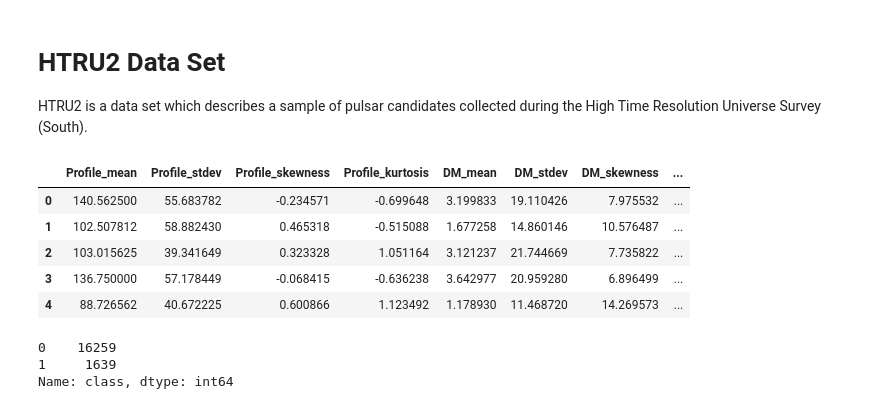
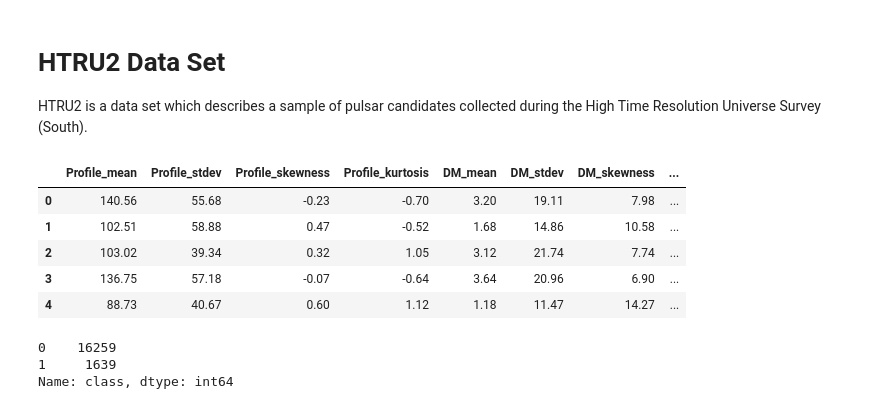
Before and after one commit to seintzz/di-project, a Jupyter notebook: Project.ipynb, the cells around one changed output. Saved outputs shown, nothing was run; the diff lists cells and outputs as text; code cells hidden in the pictures.

```diff
--- a/Project.ipynb
+++ b/Project.ipynb
@@ -4,28 +4,41 @@
 HTRU2 is a data set which describes a sample of pulsar candidates collected during the High Time Resolution Universe Survey (South).
 # %%
 %matplotlib inline
+from collections import Counter
+from imblearn.over_sampling import SMOTE
+from sklearn import metrics
+from sklearn.linear_model import LogisticRegression
+from sklearn.linear_model import Perceptron
+from sklearn.metrics import classification_report
+from sklearn.metrics import confusion_matrix
+from sklearn.model_selection import GridSearchCV
+from sklearn.model_selection import StratifiedKFold
+from sklearn.model_selection import train_test_split
+from sklearn.pipeline import Pipeline
+from sklearn.preprocessing import StandardScaler, PolynomialFeatures
+from sklearn.svm import SVC
+import io
+import matplotlib.pyplot as plt
 import numpy as np
 import pandas as pd
-import matplotlib.pyplot as plt
+import requests
 import seaborn as sns
-import requests
-import io
+
+pd.options.display.float_format = '{:.2f}'.format
 
 PULS_URL = "https://gitlab.com/emrevoid/uni/dia/project/seintz/-/raw/master/HTRU_2.csv"
 response = requests.get(PULS_URL)
-
 file_object = io.StringIO(response.content.decode('utf-8'))
-
 pulsds = pd.read_csv(file_object, header=0, index_col=False, sep=r'\s*,\s*', engine='python')
 
-pulsds.head(5)
+pulsds.head()
 # %% [output]
 |  | Profile_mean | Profile_stdev | Profile_skewness | Profile_kurtosis | DM_mean | DM_stdev | DM_skewness | ... |
-| 0 | 140.562500 | 55.683782 | -0.234571 | -0.699648 | 3.199833 | 19.110426 | 7.975532 | ... |
-| 1 | 102.507812 | 58.882430 | 0.465318 | -0.515088 | 1.677258 | 14.860146 | 10.576487 | ... |
-| 2 | 103.015625 | 39.341649 | 0.323328 | 1.051164 | 3.121237 | 21.744669 | 7.735822 | ... |
-| 3 | 136.750000 | 57.178449 | -0.068415 | -0.636238 | 3.642977 | 20.959280 | 6.896499 | ... |
-| 4 | 88.726562 | 40.672225 | 0.600866 | 1.123492 | 1.178930 | 11.468720 | 14.269573 | ... |
+| 0 | 140.56 | 55.68 | -0.23 | -0.70 | 3.20 | 19.11 | 7.98 | ... |
+| 1 | 102.51 | 58.88 | 0.47 | -0.52 | 1.68 | 14.86 | 10.58 | ... |
+| 2 | 103.02 | 39.34 | 0.32 | 1.05 | 3.12 | 21.74 | 7.74 | ... |
+| 3 | 136.75 | 57.18 | -0.07 | -0.64 | 3.64 | 20.96 | 6.90 | ... |
+| 4 | 88.73 | 40.67 | 0.60 | 1.12 | 1.18 | 11.47 | 14.27 | ... |
 # %%
 pulsds["class"].value_counts()
 # %% [output]
```
Also changed, not shown: parts of 42 cells of this notebook, 2 other files.
